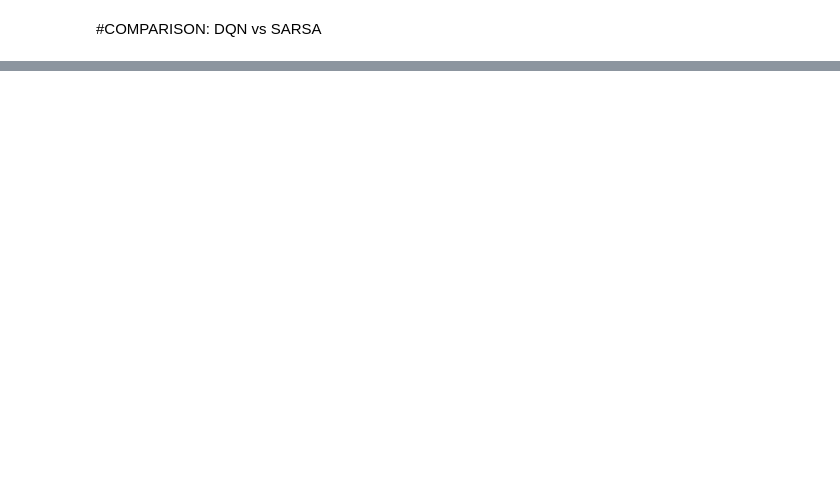
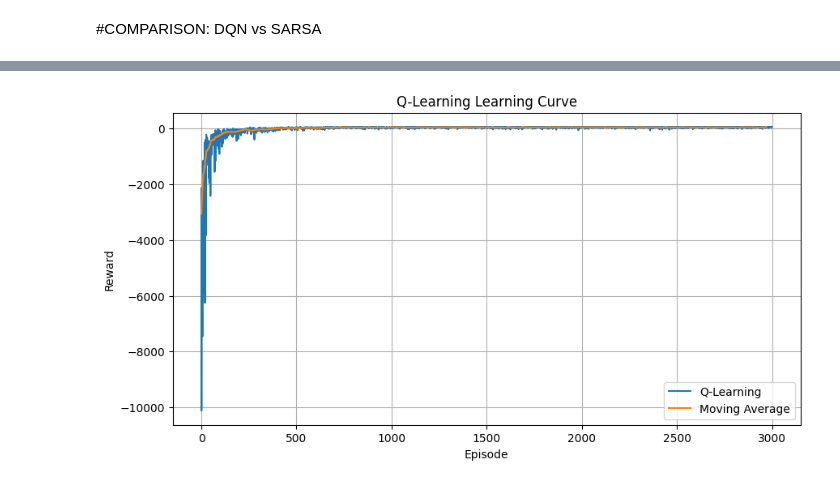
Before and after one commit to MoazIbrahem/Smart-Emergency-Ambulance-Routing-, a Jupyter notebook: Environment_algorithm.ipynb, the cells around one changed output, grey strips where cells are left out. Saved outputs shown, nothing was run; the diff lists cells and outputs as text; code cells hidden in the pictures; blank space fills up the shorter version.

```diff
--- a/Environment_algorithm.ipynb
+++ b/Environment_algorithm.ipynb
@@ -992,0 +1018,6 @@ class QLearningAgent:
+# %%
+print("START TRAINING Q-LEARNING AGENT")
+
+ql_agent = QLearningAgent(env)
+
+ql_rewards = train_q_learning(env, ql_agent, episodes=3000)
@@ -992,0 +1186,19 @@ class QLearningAgent:
+# %%
+import matplotlib.pyplot as plt
+import numpy as np
+
+plt.figure(figsize=(10,5))
+
+plt.plot(ql_rewards, label="Q-Learning")
+plt.plot(np.convolve(ql_rewards, np.ones(30)/30, mode='valid'),
+         label="Moving Average")
+
+plt.title("Q-Learning Learning Curve")
+plt.xlabel("Episode")
+plt.ylabel("Reward")
+
+plt.legend()
+plt.grid()
+plt.show()
+# %% [output]
+[figure, added]
```
Also changed, not shown: parts of 16 cells of this notebook.
